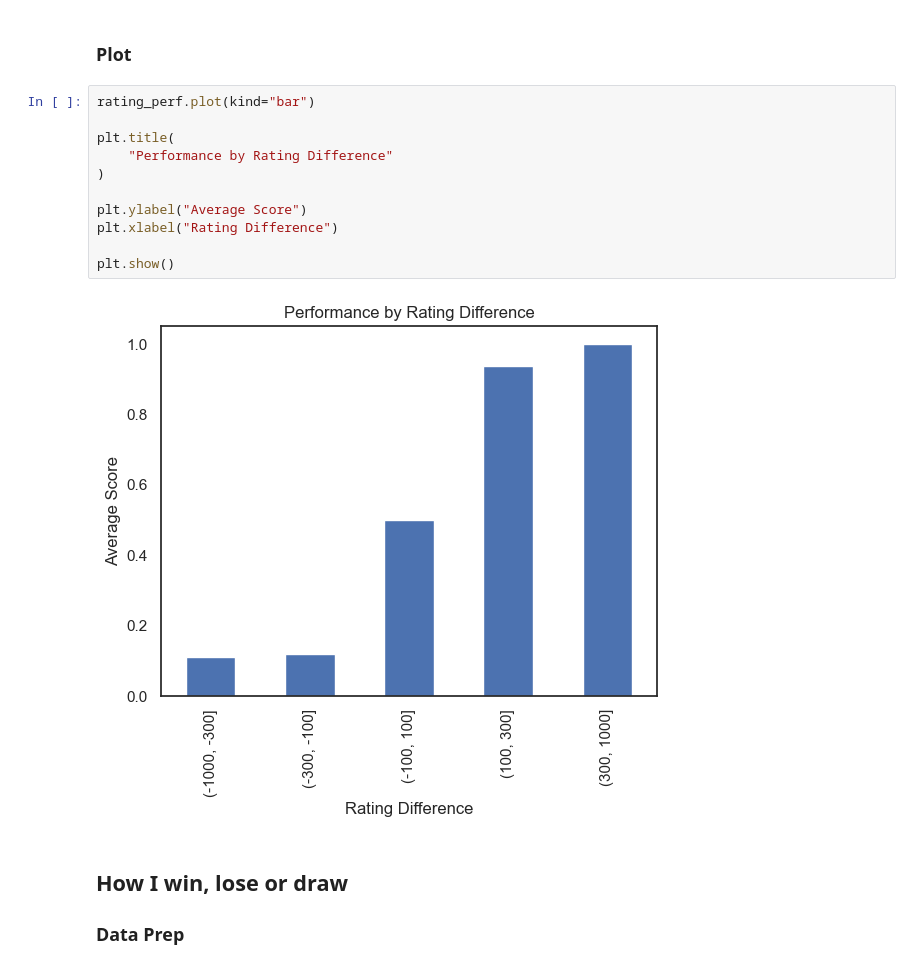
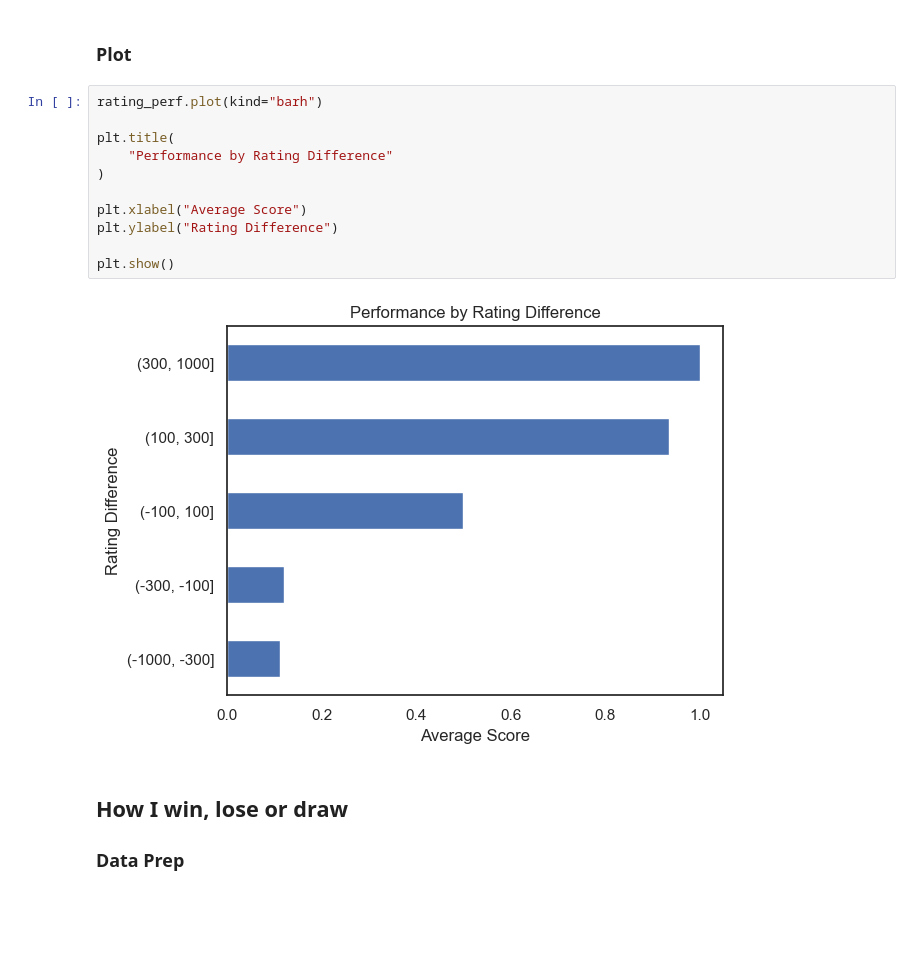
Before and after one commit to elmurie/chesscom-personal-analysis, a Jupyter notebook: notebooks/03_exploratory_analysis.ipynb, the cells around one changed output. Cells and saved outputs as stored; diff of their text form; blank space fills up the shorter version.

```diff
--- a/notebooks/03_exploratory_analysis.ipynb
+++ b/notebooks/03_exploratory_analysis.ipynb
@@ -531,18 +533,18 @@ Name: score, dtype: float64
 # %% [markdown]
 ### Plot
 # %%
-rating_perf.plot(kind="bar")
+rating_perf.plot(kind="barh")
 
 plt.title(
     "Performance by Rating Difference"
 )
 
-plt.ylabel("Average Score")
-plt.xlabel("Rating Difference")
+plt.xlabel("Average Score")
+plt.ylabel("Rating Difference")
 
 plt.show()
 # %% [output]
-[figure, old version]
+[figure, new version]
 # %% [markdown]
 ## How I win, lose or draw
 
```
Also changed, not shown: parts of 10 cells of this notebook.
